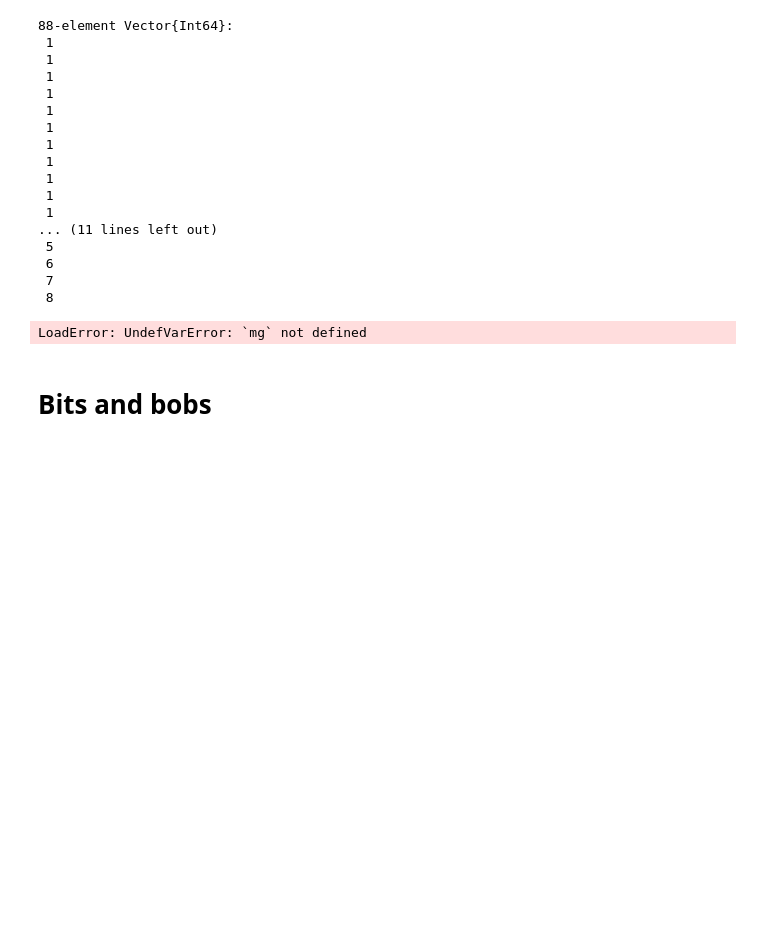
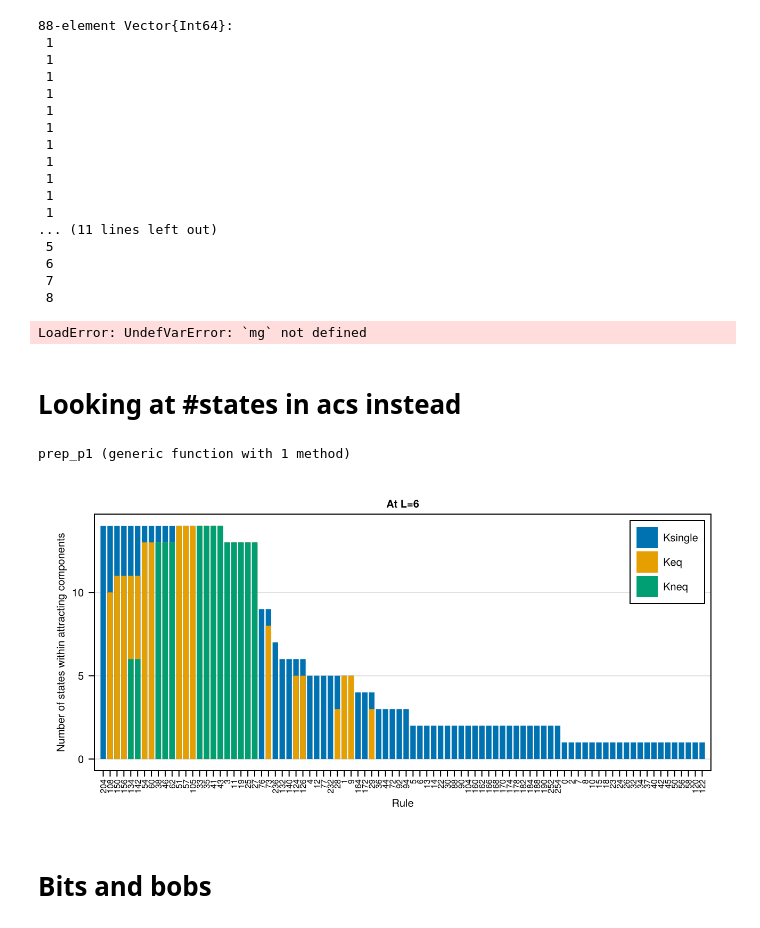
Before and after one commit to kockahonza/TopoStoch, a Jupyter notebook: notebooks/ma_figure_2.ipynb, the cells around one changed output. Drawn from its saved outputs; the diff is of its cells as text; code cells hidden in the pictures; blank space fills up the shorter version.

```diff
--- a/notebooks/ma_figure_2.ipynb
+++ b/notebooks/ma_figure_2.ipynb
@@ -264,3 +550,5 @@ numacs[sp]
 typeof(mg)
 # %% [output]
 LoadError: UndefVarError: `mg` not defined
+# %% [markdown]
+# Looking at #states in acs instead
@@ -266,0 +557,21 @@ LoadError: UndefVarError: `mg` not defined
+# %%
+function prep_p1(rules;
+        size=(double_col_width, double_col_width/golden_ratio),
+        fontsize=10,
+        kwargs...
+    )
+    fig = Figure(; size, fontsize)
+    ax = Axis(fig[1,1];
+        xticks = (1:length(rs), string.(rs)),
+        xticklabelsize=8.,
+        xticklabelrotation=pi/2,
+        xgridvisible=false,
+        xautolimitmargin = (0.01, 0.01),
+        xlabel="Rule",
+        kwargs...
+    )
+
+    fig, ax
+end
+# %% [output]
+prep_p1 (generic function with 1 method)
@@ -267,3 +636,34 @@ LoadError: UndefVarError: `mg` not defined
+# %%
+f, ax = prep_p1(rs;
+    size=(double_col_width, double_col_width/2),
+    # yscale=log10
+)
+ax.title = "At L=$L"
+ax.ylabel = "Number of states within attracting components"
+barplot!(ax, pos, Ksingle .+ Keq .+ Kneq;
+    color=Makie.wong_colors()[1],
+    alpha=1.,
+    label="Ksingle",
+)
+barplot!(ax, pos, Keq .+ Kneq;
+    color=Makie.wong_colors()[2],
+    alpha=1.,
+    label="Keq",
+)
+barplot!(ax, pos, Kneq;
+    color=Makie.wong_colors()[3],
+    alpha=1.,
+    label="Kneq",
+)
+axislegend(ax)
+
+# ylims!(ax, (0.0, 40))
+
+fname = "../data/fig2/Ks"*(reduced ? "r" : "f")*".pdf"
+save(fname, f)
+f
+# %% [output]
+[figure, added]
 # %% [markdown]
 # Bits and bobs
 # %%
```
Also changed, not shown: parts of 22 cells of this notebook, 55 other files.
